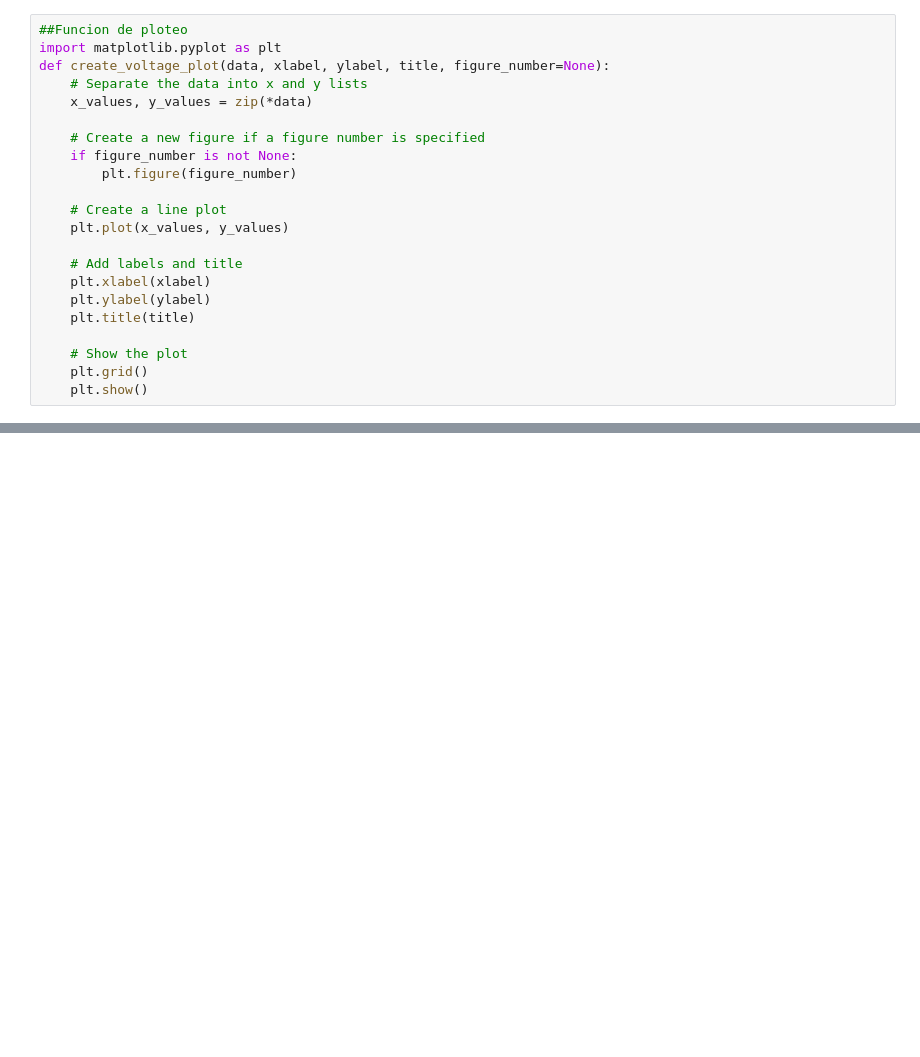
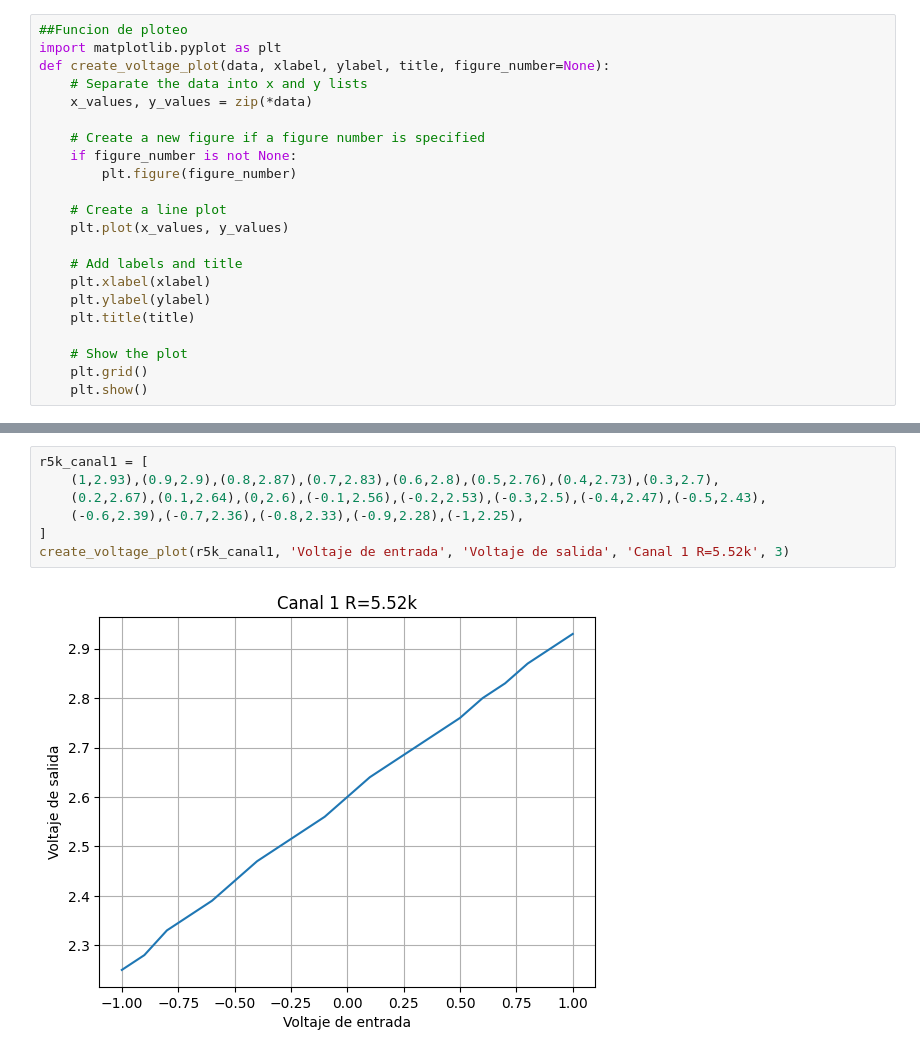
Before and after one commit to AndreyMZ20/Taller_Instru_Lab2, a Jupyter notebook: Lab2.ipynb, the cells around one changed output, grey strips where cells are left out. Drawn from its saved outputs; the diff is of its cells as text; blank space fills up the shorter version.

```diff
--- a/Lab2.ipynb
+++ b/Lab2.ipynb
@@ -78,0 +66,9 @@ def create_voltage_plot(data, xlabel, ylabel, title, figure_number=None):
+# %%
+r5k_canal1 = [
+    (1,2.93),(0.9,2.9),(0.8,2.87),(0.7,2.83),(0.6,2.8),(0.5,2.76),(0.4,2.73),(0.3,2.7),
+    (0.2,2.67),(0.1,2.64),(0,2.6),(-0.1,2.56),(-0.2,2.53),(-0.3,2.5),(-0.4,2.47),(-0.5,2.43),
+    (-0.6,2.39),(-0.7,2.36),(-0.8,2.33),(-0.9,2.28),(-1,2.25),
+]
+create_voltage_plot(r5k_canal1, 'Voltaje de entrada', 'Voltaje de salida', 'Canal 1 R=5.52k', 3)
+# %% [output]
+[figure, added]
```
Also changed, not shown: parts of 16 cells of this notebook, 1 other file.
